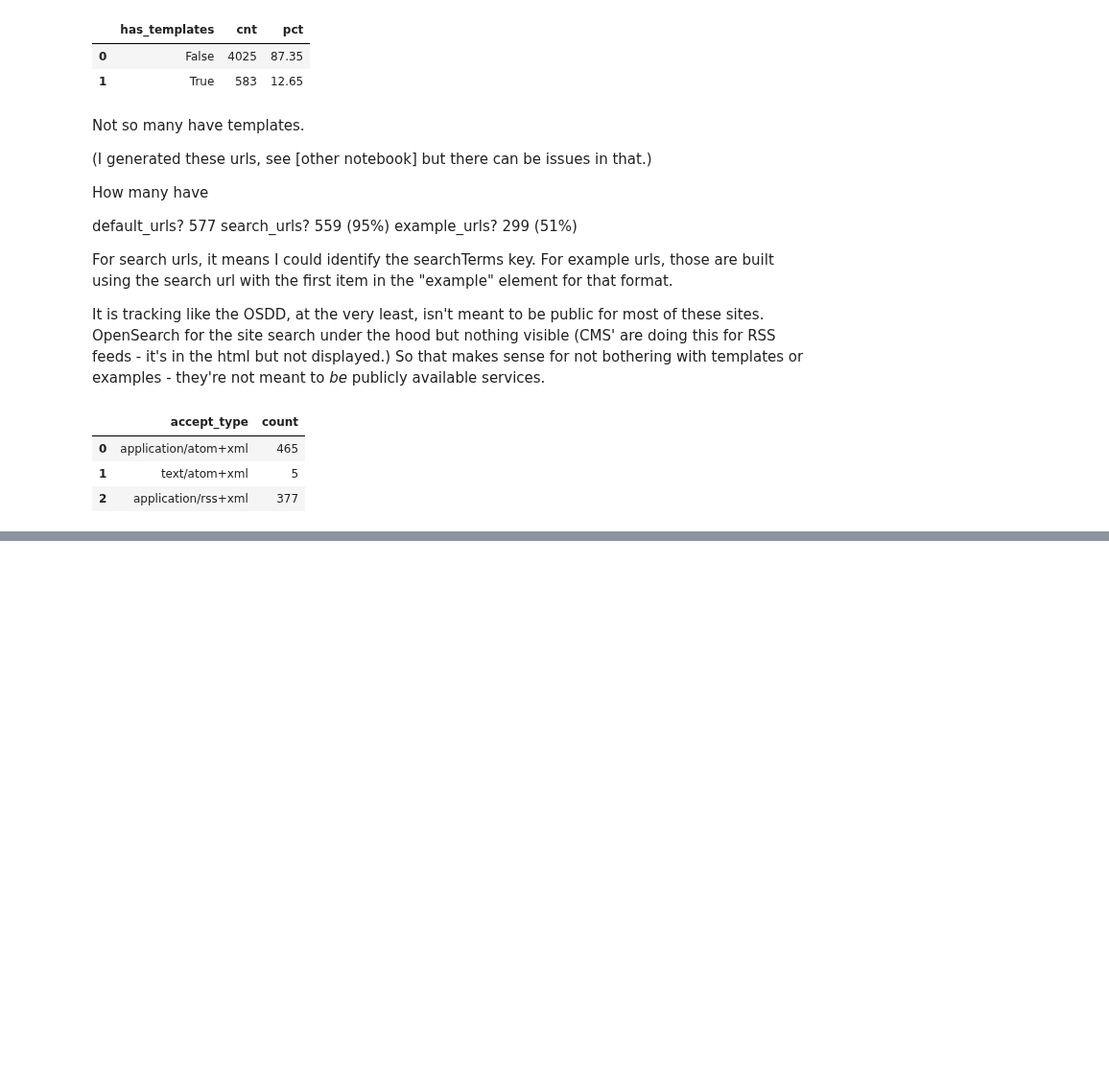
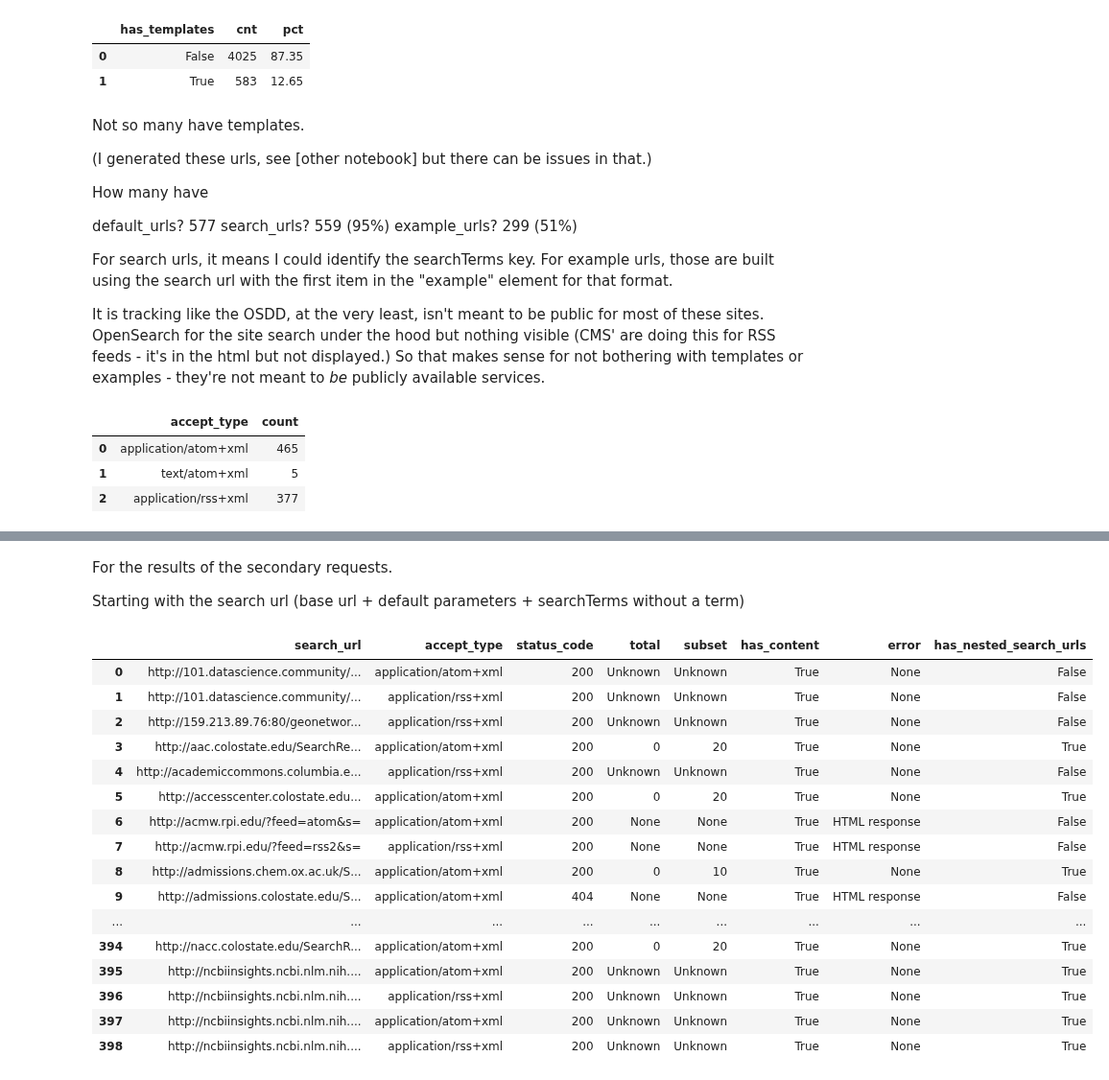
Before and after one commit to b-cube/Response-Identification-Info, a Jupyter notebook: notebooks/Analysis - OpenSearch.ipynb, the cells around one changed output, grey strips where cells are left out. Shown at 96% size. Saved outputs shown, nothing was run; the diff lists cells and outputs as text; code cells hidden in the pictures; blank space fills up the shorter version.

```diff
--- a/notebooks/Analysis - OpenSearch.ipynb
+++ b/notebooks/Analysis - OpenSearch.ipynb
@@ -408,0 +502,61 @@ df
+# %% [markdown]
+For the results of the secondary requests.
+
+Starting with the search url (base url + default parameters + searchTerms without a term)
+# %%
+sql = """
+with t
+as (
+	select o.id, x.*
+	from osdds o,
+		jsonb_to_recordset(o.url_templates::jsonb)
+			as x(
+				default_url text,
+				search_url text,
+				example_url text,
+				responses jsonb,
+				accept_type text
+			)
+	where url_templates is not null and url_templates::text != '[]'::text
+)
+
+select distinct t.search_url, t.accept_type, search_response->'status' as status_code,
+	search_response->'total' as total,
+	search_response->'subset' as subset,
+	search_response->'has_content' as has_content,
+	search_response->'error' as error,
+	case when search_response->>'search_rels' != '{}' then True else False end as has_nested_search_urls
+from t,
+	jsonb_to_recordset(responses) as y(
+		search_response jsonb,
+		example_response jsonb,
+		default_response jsonb
+	)
+where search_response->>'status' != '{}'
+;
+
+"""
+
+df = pd.read_sql(sql, engine)
+
+from IPython.display import display
+with pd.option_context('display.max_colwidth', 1000, 'display.max_rows', 810):
+    display(df)
+# %% [output]
+|  | search_url | accept_type | status_code | total | subset | has_content | error | has_nested_search_urls |
+| 0 | http://101.datascience.community/... | application/atom+xml | 200 | Unknown | Unknown | True | None | False |
+| 1 | http://101.datascience.community/... | application/rss+xml | 200 | Unknown | Unknown | True | None | False |
+| 2 | http://159.213.89.76:80/geonetwor... | application/rss+xml | 200 | Unknown | Unknown | True | None | False |
+| 3 | http://aac.colostate.edu/SearchRe... | application/atom+xml | 200 | 0 | 20 | True | None | True |
+| 4 | http://academiccommons.columbia.e... | application/rss+xml | 200 | Unknown | Unknown | True | None | False |
+| 5 | http://accesscenter.colostate.edu... | application/atom+xml | 200 | 0 | 20 | True | None | True |
+| 6 | http://acmw.rpi.edu/?feed=atom&s= | application/atom+xml | 200 | None | None | True | HTML response | False |
+| 7 | http://acmw.rpi.edu/?feed=rss2&s= | application/rss+xml | 200 | None | None | True | HTML response | False |
+| 8 | http://admissions.chem.ox.ac.uk/S... | application/atom+xml | 200 | 0 | 10 | True | None | True |
+| 9 | http://admissions.colostate.edu/S... | application/atom+xml | 404 | None | None | True | HTML response | False |
+| ... | ... | ... | ... | ... | ... | ... | ... | ... |
+| 394 | http://nacc.colostate.edu/SearchR... | application/atom+xml | 200 | 0 | 20 | True | None | True |
+| 395 | http://ncbiinsights.ncbi.nlm.nih.... | application/atom+xml | 200 | Unknown | Unknown | True | None | True |
+| 396 | http://ncbiinsights.ncbi.nlm.nih.... | application/rss+xml | 200 | Unknown | Unknown | True | None | True |
+| 397 | http://ncbiinsights.ncbi.nlm.nih.... | application/atom+xml | 200 | Unknown | Unknown | True | None | True |
+| 398 | http://ncbiinsights.ncbi.nlm.nih.... | application/rss+xml | 200 | Unknown | Unknown | True | None | True |
```
Also changed, not shown: parts of 5 cells of this notebook, 9 other files.
